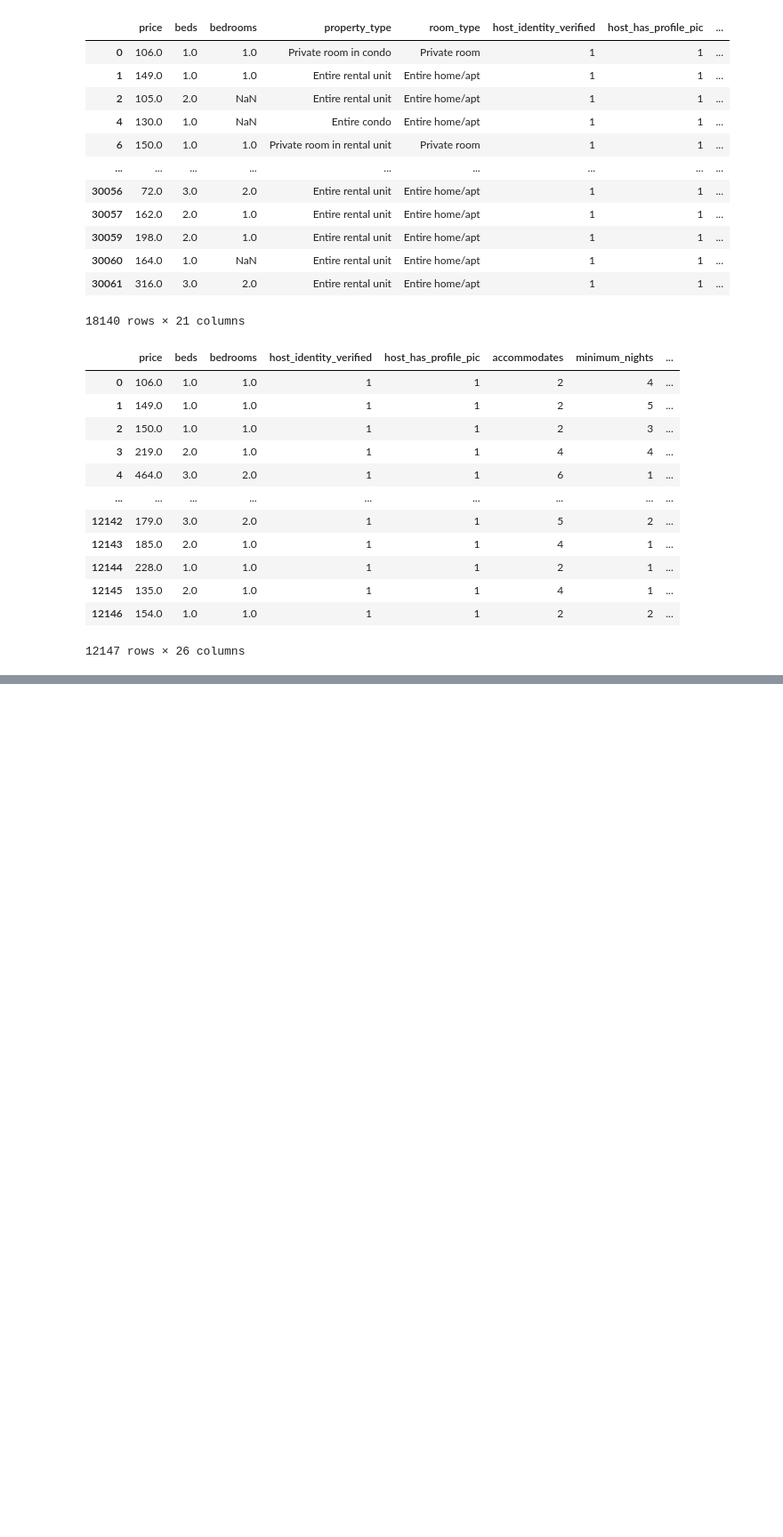
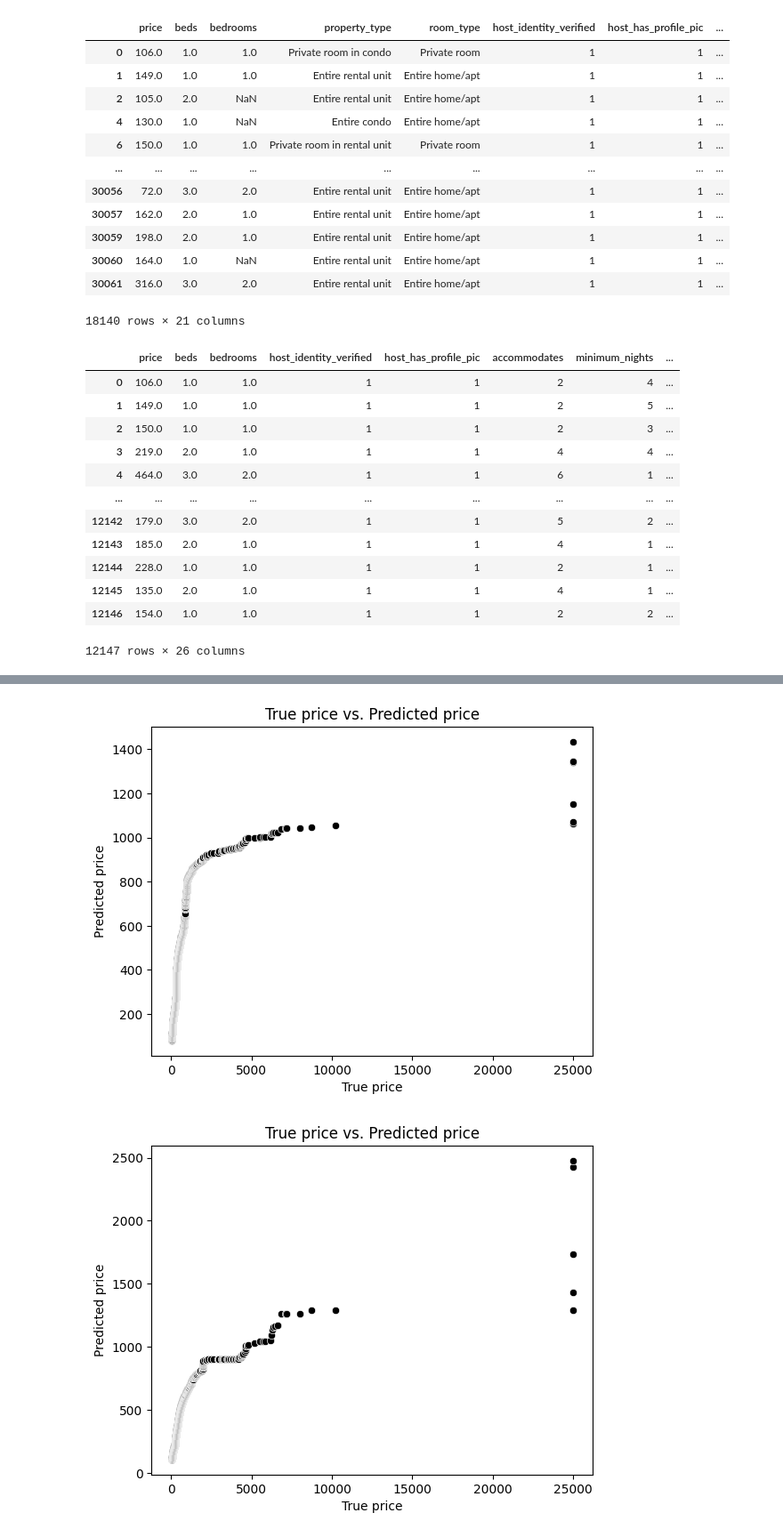
Before and after one commit to me9hanics/DA3-phdma, a Jupyter notebook: Assignment2/assignment.ipynb, the cells around one changed output, grey strips where cells are left out. Shown at 89% size. Cells and saved outputs as stored; diff of their text form; code cells hidden in the pictures; blank space fills up the shorter version.

```diff
--- a/Assignment2/assignment.ipynb
+++ b/Assignment2/assignment.ipynb
@@ -519,0 +537,23 @@ MSE: 503674.56028642994
+# %%
+#Plots
+
+sns.scatterplot(x=np.sort(y_transformed), y=np.sort(y_pred_transformed), color="black")
+plt.xlabel("True price")
+plt.ylabel("Predicted price")
+plt.title("True price vs. Predicted price")
+plt.show()
+
+sns.scatterplot(x=np.sort(y), y=np.sort(y_pred2), color="black")
+plt.xlabel("True price")
+plt.ylabel("Predicted price")
+plt.title("True price vs. Predicted price")
+plt.show()
+
+sns.scatterplot(x=np.sort(y), y=np.sort(y_pred3), color="black")
+plt.xlabel("True price")
+plt.ylabel("Predicted price")
+plt.title("True price vs. Predicted price")
+plt.show()
+# %% [output]
+[figure, added]
+[figure, added]
```
Also changed, not shown: parts of 15 cells of this notebook.
